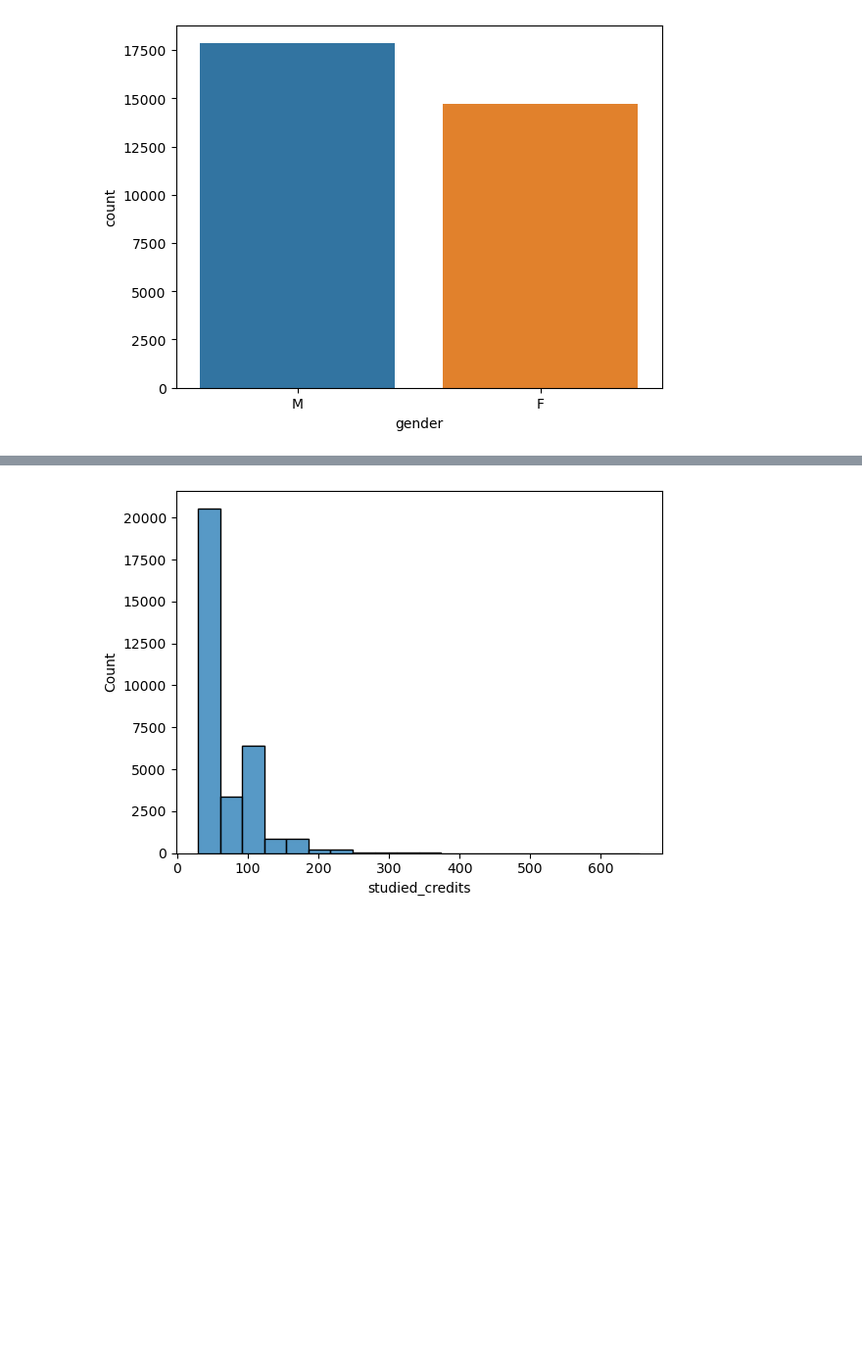
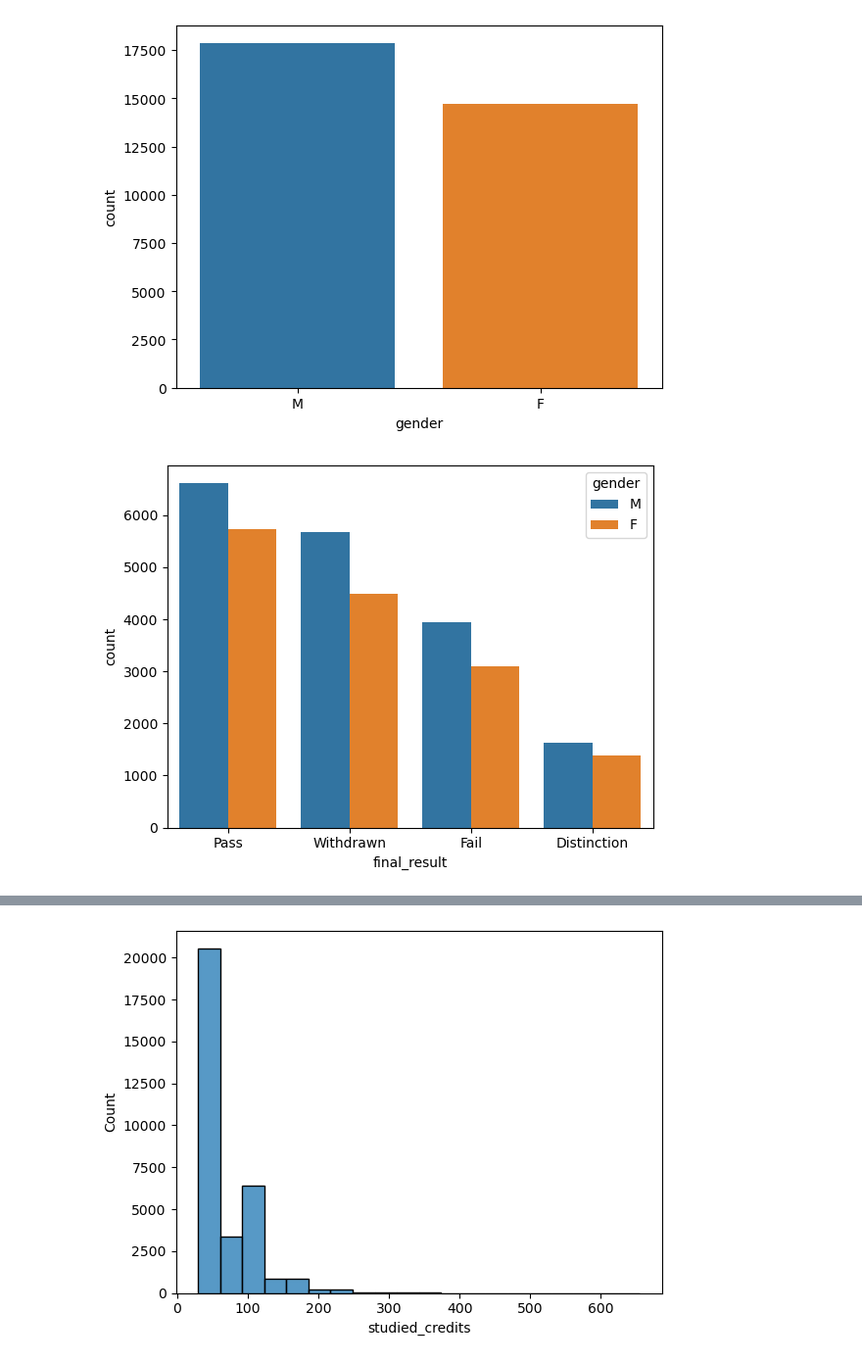
Before and after one commit to okresam/UZOP-Projekt, a Jupyter notebook: UZOP_Projekt.ipynb, the cells around one changed output, grey strips where cells are left out. Shown at 98% size. Drawn from its saved outputs; the diff is of its cells as text; code cells hidden in the pictures; blank space fills up the shorter version.

```diff
--- a/UZOP_Projekt.ipynb
+++ b/UZOP_Projekt.ipynb
@@ -596,3 +583,8 @@ sns.countplot(x='gender', data=studentInfo)
 plt.show()
 # %% [output]
 [figure]
+# %%
+sns.countplot(x='final_result', hue='gender', data=studentInfo)
+plt.show()
+# %% [output]
+[figure, added]
```
Also changed, not shown: parts of 11 cells of this notebook.
